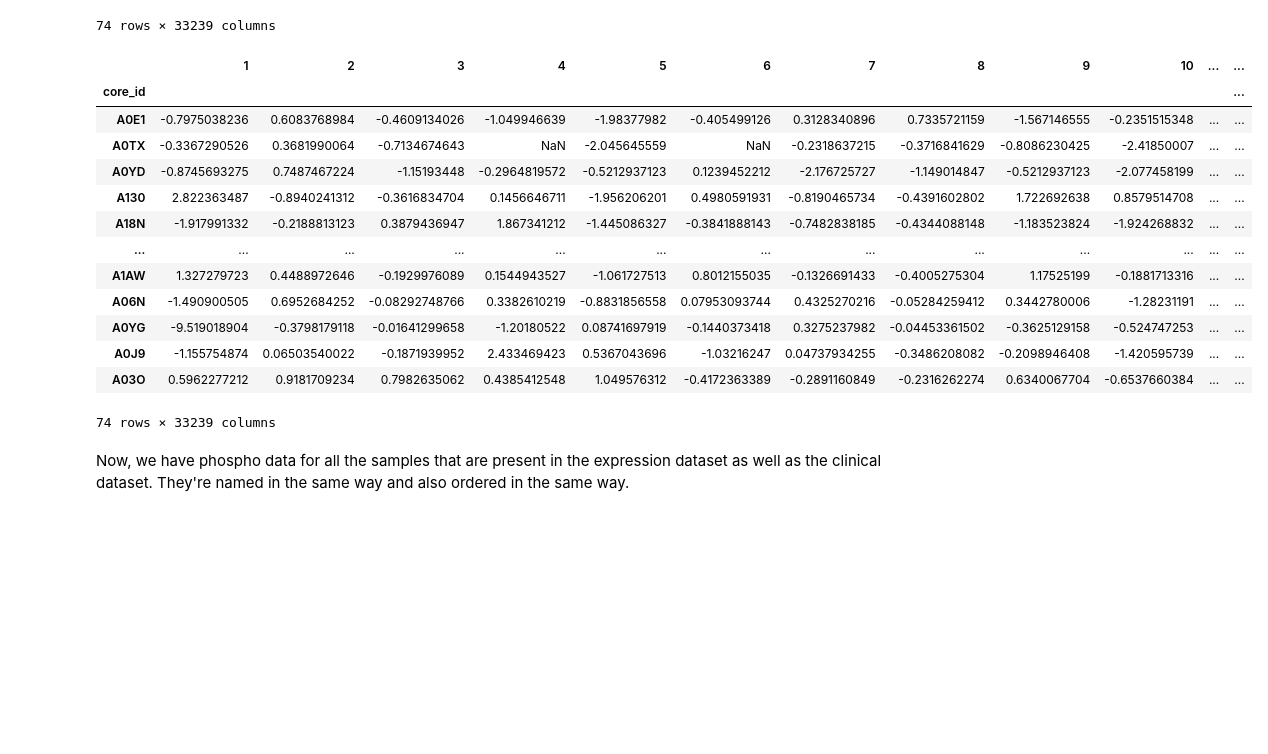
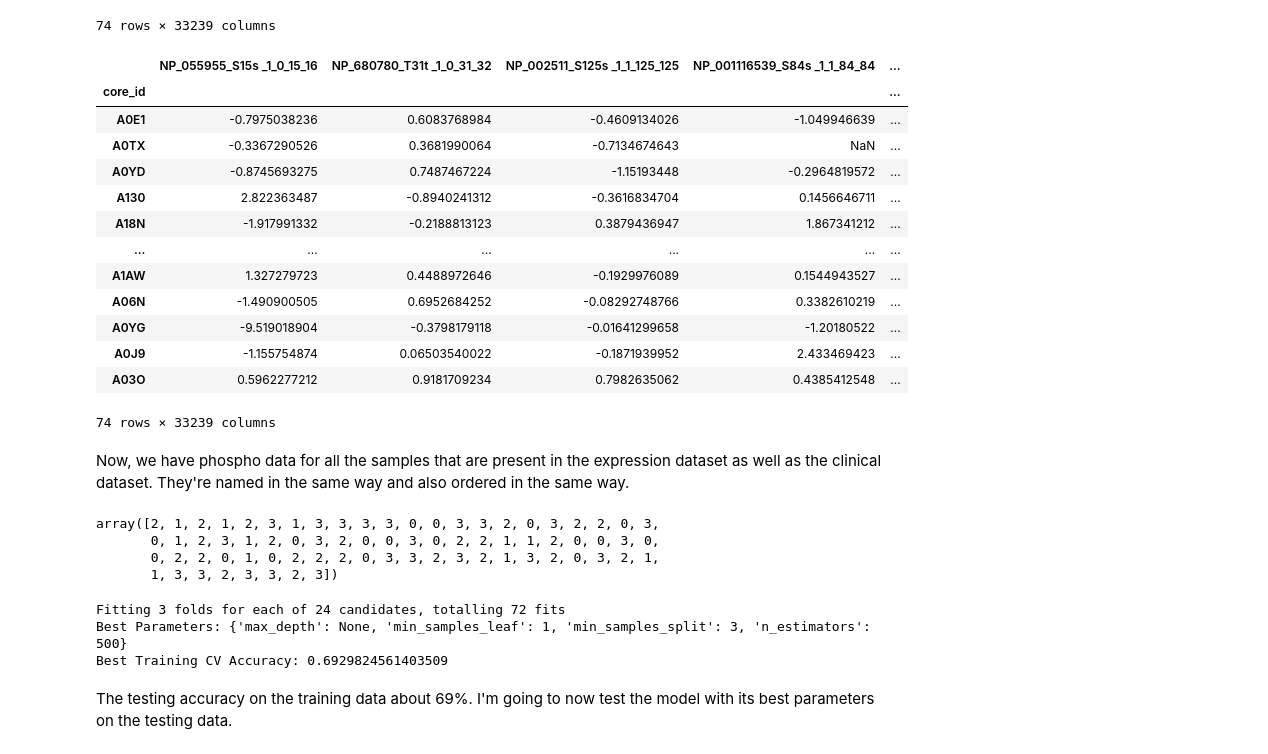
Before and after one commit to tiffanyqtang/Proteomics_Final, a Jupyter notebook: proteomics_final.ipynb, the cells around one changed output. Drawn from its saved outputs; the diff is of its cells as text; code cells hidden in the pictures; blank space fills up the shorter version.

```diff
--- a/proteomics_final.ipynb
+++ b/proteomics_final.ipynb
@@ -16,6 +32,9 @@ expression_data['core_id'] = expression_data.index.str.split('-').str[-1]  # Ext
 
 # Set the row names of expression_data to be the core IDs
 expression_data.set_index('core_id', inplace=True)
+expression_data = expression_data.apply(pd.to_numeric, errors='coerce')
+expression_data = expression_data.dropna()
+
 
 # Step 2: Extract the core part of the ID from clinical_data (row names)
 clinical_data['core_id'] = clinical_data.index.str.split('-').str[-1]  # Extract core ID from clinical_data row names
@@ -154,21 +173,24 @@ phosphoproteome_data_filtered
 74 rows × 33239 columns
 # %%
 phosphoproteome_data_filtered_ordered = phosphoproteome_data_filtered.reindex(clinical_data.index)
+# Replace column names
+phosphoproteome_data_filtered_ordered.columns = phospho_metadata['Name'].values
+
 phosphoproteome_data_filtered_ordered
 # %% [output]
-|  | 1 | 2 | 3 | 4 | 5 | 6 | 7 | 8 | 9 | 10 | ... | ... |
-| core_id |  |  |  |  |  |  |  |  |  |  |  | ... |
-| A0E1 | -0.7975038236 | 0.6083768984 | -0.4609134026 | -1.049946639 | -1.98377982 | -0.405499126 | 0.3128340896 | 0.7335721159 | -1.567146555 | -0.2351515348 | ... | ... |
-| A0TX | -0.3367290526 | 0.3681990064 | -0.7134674643 | NaN | -2.045645559 | NaN | -0.2318637215 | -0.3716841629 | -0.8086230425 | -2.41850007 | ... | ... |
-| A0YD | -0.8745693275 | 0.7487467224 | -1.15193448 | -0.2964819572 | -0.5212937123 | 0.1239452212 | -2.176725727 | -1.149014847 | -0.5212937123 | -2.077458199 | ... | ... |
-| A130 | 2.822363487 | -0.8940241312 | -0.3616834704 | 0.1456646711 | -1.956206201 | 0.4980591931 | -0.8190465734 | -0.4391602802 | 1.722692638 | 0.8579514708 | ... | ... |
-| A18N | -1.917991332 | -0.2188813123 | 0.3879436947 | 1.867341212 | -1.445086327 | -0.3841888143 | -0.7482838185 | -0.4344088148 | -1.183523824 | -1.924268832 | ... | ... |
-| ... | ... | ... | ... | ... | ... | ... | ... | ... | ... | ... | ... | ... |
-| A1AW | 1.327279723 | 0.4488972646 | -0.1929976089 | 0.1544943527 | -1.061727513 | 0.8012155035 | -0.1326691433 | -0.4005275304 | 1.17525199 | -0.1881713316 | ... | ... |
-| A06N | -1.490900505 | 0.6952684252 | -0.08292748766 | 0.3382610219 | -0.8831856558 | 0.07953093744 | 0.4325270216 | -0.05284259412 | 0.3442780006 | -1.28231191 | ... | ... |
-| A0YG | -9.519018904 | -0.3798179118 | -0.01641299658 | -1.20180522 | 0.08741697919 | -0.1440373418 | 0.3275237982 | -0.04453361502 | -0.3625129158 | -0.524747253 | ... | ... |
-| A0J9 | -1.155754874 | 0.06503540022 | -0.1871939952 | 2.433469423 | 0.5367043696 | -1.03216247 | 0.04737934255 | -0.3486208082 | -0.2098946408 | -1.420595739 | ... | ... |
-| A03O | 0.5962277212 | 0.9181709234 | 0.7982635062 | 0.4385412548 | 1.049576312 | -0.4172363389 | -0.2891160849 | -0.2316262274 | 0.6340067704 | -0.6537660384 | ... | ... |
+|  | NP_055955_S15s _1_0_15_16 | NP_680780_T31t _1_0_31_32 | NP_002511_S125s _1_1_125_125 | NP_001116539_S84s _1_1_84_84 | ... |
+| core_id |  |  |  |  | ... |
+| A0E1 | -0.7975038236 | 0.6083768984 | -0.4609134026 | -1.049946639 | ... |
+| A0TX | -0.3367290526 | 0.3681990064 | -0.7134674643 | NaN | ... |
+| A0YD | -0.8745693275 | 0.7487467224 | -1.15193448 | -0.2964819572 | ... |
+| A130 | 2.822363487 | -0.8940241312 | -0.3616834704 | 0.1456646711 | ... |
+| A18N | -1.917991332 | -0.2188813123 | 0.3879436947 | 1.867341212 | ... |
+| ... | ... | ... | ... | ... | ... |
+| A1AW | 1.327279723 | 0.4488972646 | -0.1929976089 | 0.1544943527 | ... |
+| A06N | -1.490900505 | 0.6952684252 | -0.08292748766 | 0.3382610219 | ... |
+| A0YG | -9.519018904 | -0.3798179118 | -0.01641299658 | -1.20180522 | ... |
+| A0J9 | -1.155754874 | 0.06503540022 | -0.1871939952 | 2.433469423 | ... |
+| A03O | 0.5962277212 | 0.9181709234 | 0.7982635062 | 0.4385412548 | ... |
 74 rows × 33239 columns
 # %% [markdown]
 Now, we have phospho data for all the samples that are present in the expression dataset as well as the clinical dataset. They're named in the same way and also ordered in the same way.
@@ -174,0 +217,38 @@ Now, we have phospho data for all the samples that are present in the expression
+# %%
+y_encoded
+# %% [output]
+array([2, 1, 2, 1, 2, 3, 1, 3, 3, 3, 3, 0, 0, 3, 3, 2, 0, 3, 2, 2, 0, 3,
+       0, 1, 2, 3, 1, 2, 0, 3, 2, 0, 0, 3, 0, 2, 2, 1, 1, 2, 0, 0, 3, 0,
+       0, 2, 2, 0, 1, 0, 2, 2, 2, 0, 3, 3, 2, 3, 2, 1, 3, 2, 0, 3, 2, 1,
+       1, 3, 3, 2, 3, 3, 2, 3])
+# %%
+# --- Step 3: Set up Random Forest with Grid Search and 2-fold CV ---
+param_grid = {
+    'n_estimators': [300, 500],
+    'max_depth': [None, 10, 20],
+    'min_samples_split': [3, 5],
+    'min_samples_leaf': [1, 2]
+}
+
+rf = RandomForestClassifier(random_state=42)
+grid_search = GridSearchCV(
+    estimator=rf,
+    param_grid=param_grid,
+    cv=3,  # 3-fold CV on training set
+    n_jobs=-1,
+    scoring='accuracy',
+    verbose=1
+)
+
+grid_search.fit(X_train, y_train)
+
+# --- Step 4: Evaluate on Test Set ---
+print("Best Parameters:", grid_search.best_params_)
+print("Best Training CV Accuracy:", grid_search.best_score_)
+best_rfc_model = grid_search.best_estimator_
+# %% [output]
+Fitting 3 folds for each of 24 candidates, totalling 72 fits
+Best Parameters: {'max_depth': None, 'min_samples_leaf': 1, 'min_samples_split': 3, 'n_estimators': 500}
+Best Training CV Accuracy: 0.6929824561403509
+# %% [markdown]
+The testing accuracy on the training data about 69%. I'm going to now test the model with its best parameters on the testing data.
```
Also changed, not shown: parts of 35 cells of this notebook.
